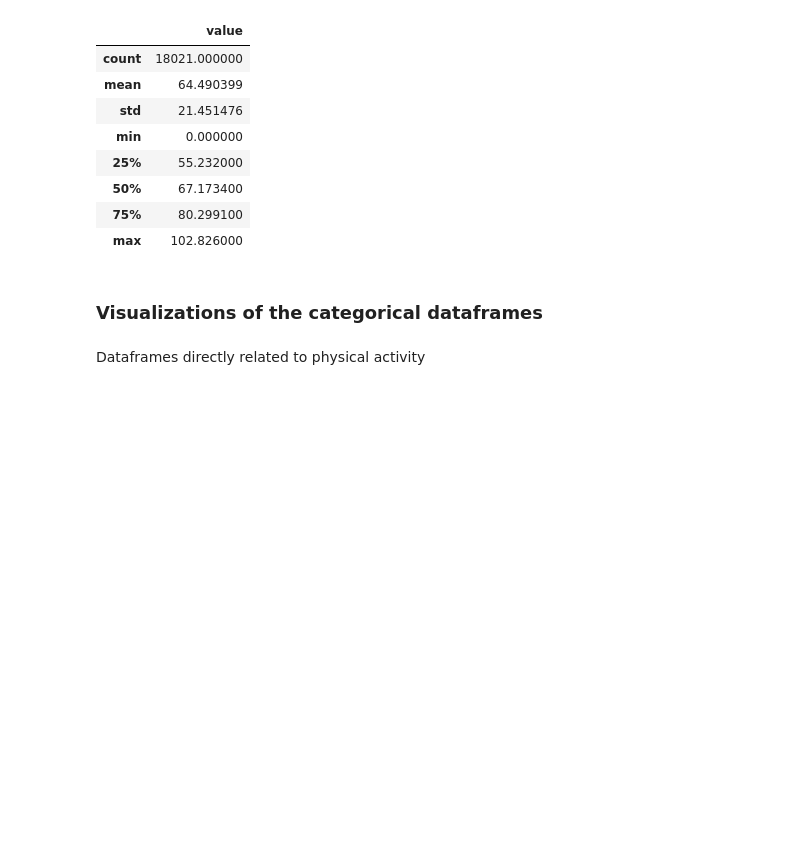
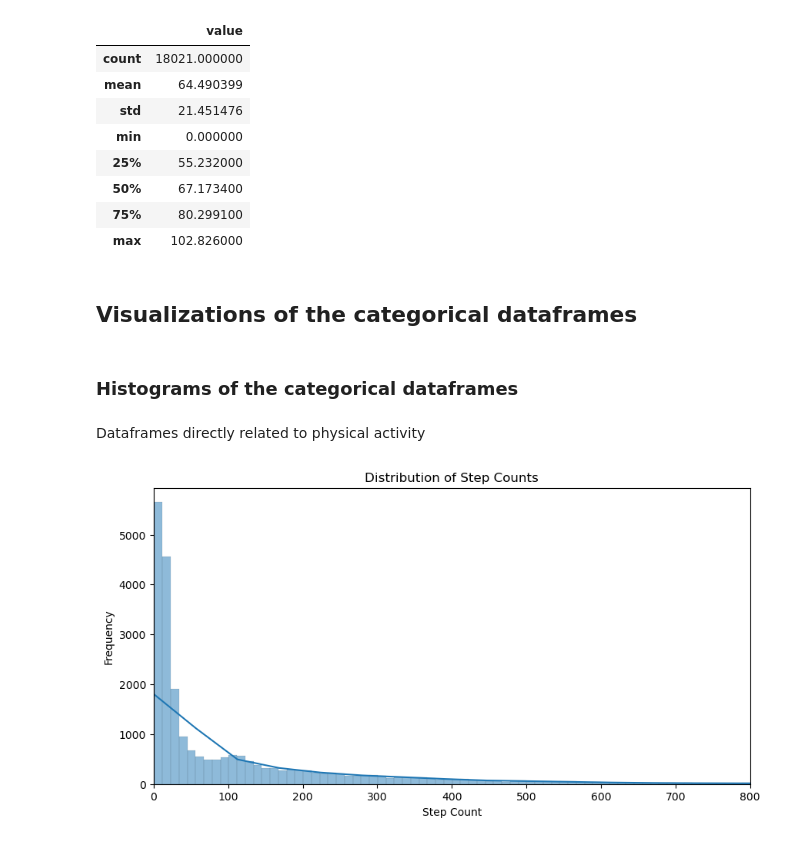
Before and after one commit to OnurOrman/CS-210---Project, a Jupyter notebook: project.ipynb, the cells around one changed output. Cells and saved outputs as stored; diff of their text form; code cells hidden in the pictures; blank space fills up the shorter version.

Commit message:
Histogram visualizations are prepared.

```diff
--- a/project.ipynb
+++ b/project.ipynb
@@ -508,6 +508,18 @@ dtype: object
 | 75% | 80.299100 |
 | max | 102.826000 |
 # %% [markdown]
-### Visualizations of the categorical dataframes
+## Visualizations of the categorical dataframes
+# %% [markdown]
+### Histograms of the categorical dataframes
 # %% [markdown]
 Dataframes directly related to physical activity
+# %%
+plt.figure(figsize=(10, 5))
+sns.histplot(my_steps["value"], kde = True, bins = 1000)
+plt.title('Distribution of Step Counts')
+plt.xlim(0, 800)
+plt.xlabel('Step Count')
+plt.ylabel('Frequency')
+plt.show()
+# %% [output]
+[figure, added]
```
Also changed, not shown: parts of 19 cells of this notebook.
